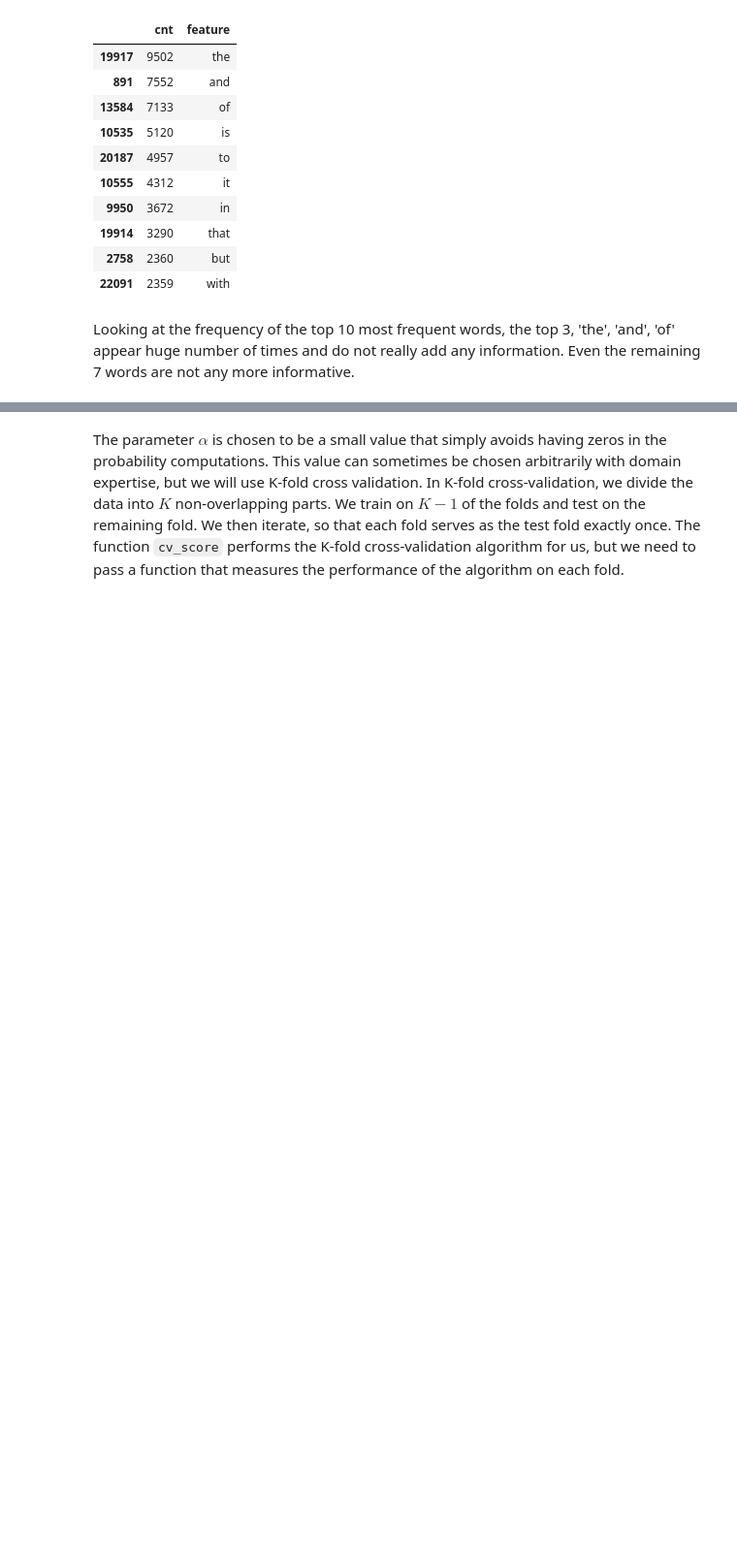
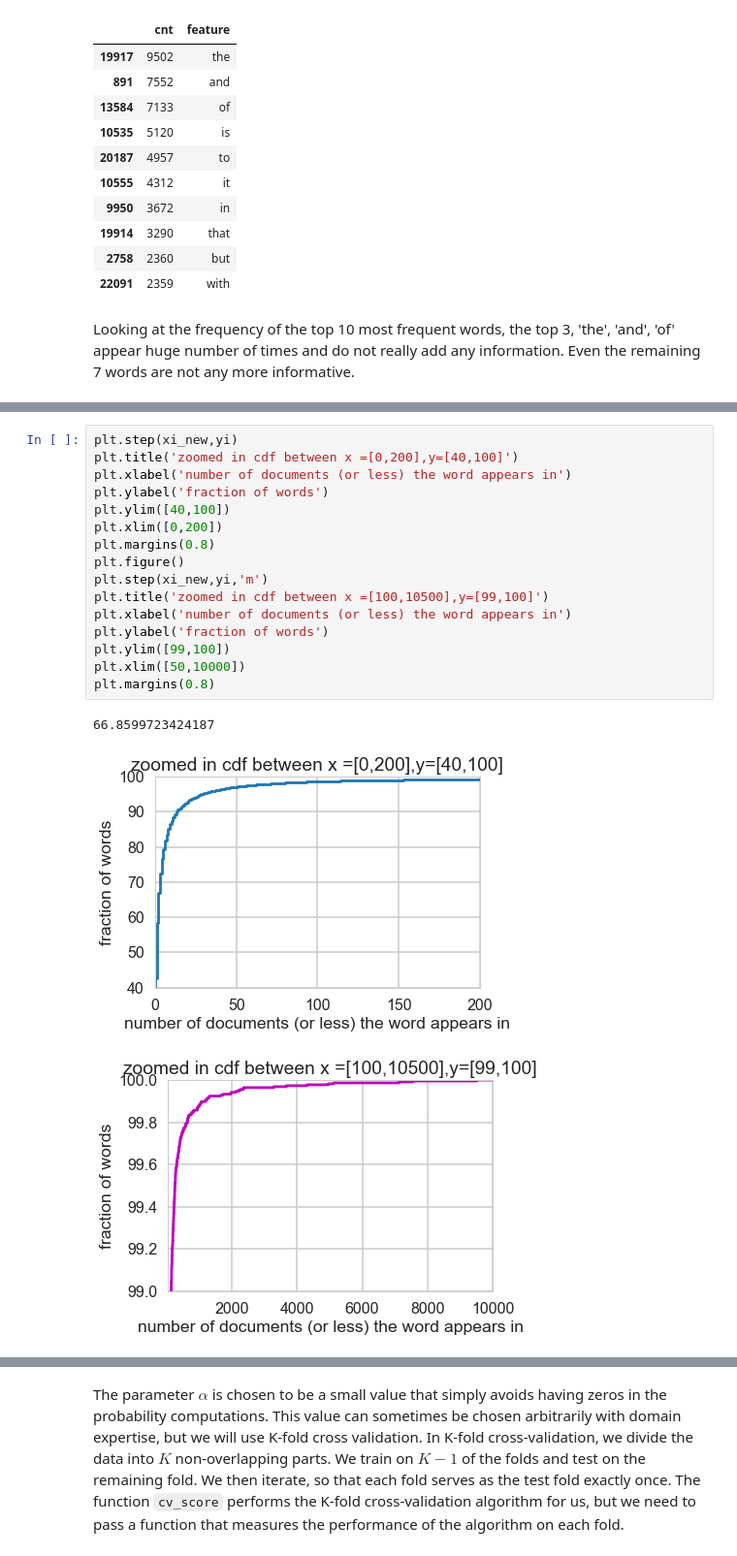
Before and after one commit to aparnack/data_science, a Jupyter notebook: exercises/naive_bayes/Mini_Project_Naive_Bayes.ipynb, the cells around one changed output, grey strips where cells are left out. Shown at 97% size. Cells and saved outputs as stored; diff of their text form; blank space fills up the shorter version.

```diff
--- a/exercises/naive_bayes/Mini_Project_Naive_Bayes.ipynb
+++ b/exercises/naive_bayes/Mini_Project_Naive_Bayes.ipynb
@@ -447,0 +429,20 @@ Text(0,0.5,'yd value')
+# %%
+plt.step(xi_new,yi)
+plt.title('zoomed in cdf between x =[0,200],y=[40,100]')
+plt.xlabel('number of documents (or less) the word appears in')
+plt.ylabel('fraction of words')
+plt.ylim([40,100])
+plt.xlim([0,200])
+plt.margins(0.8)
+plt.figure()
+plt.step(xi_new,yi,'m')
+plt.title('zoomed in cdf between x =[100,10500],y=[99,100]')
+plt.xlabel('number of documents (or less) the word appears in')
+plt.ylabel('fraction of words')
+plt.ylim([99,100])
+plt.xlim([50,10000])
+plt.margins(0.8)
+# %% [output]
+66.8599723424187
+[figure, added]
+[figure, added]
```
Also changed, not shown: parts of 27 cells of this notebook.
